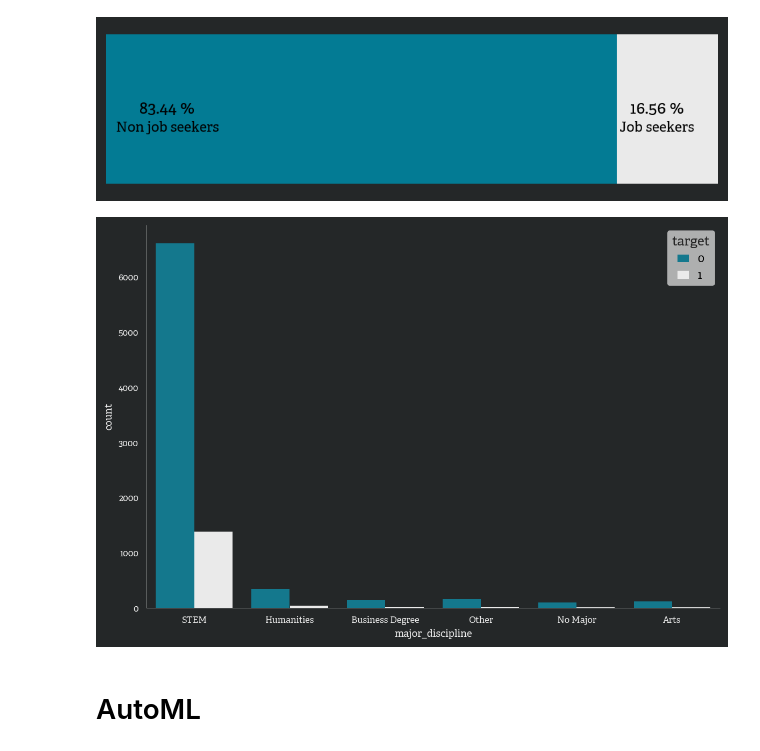
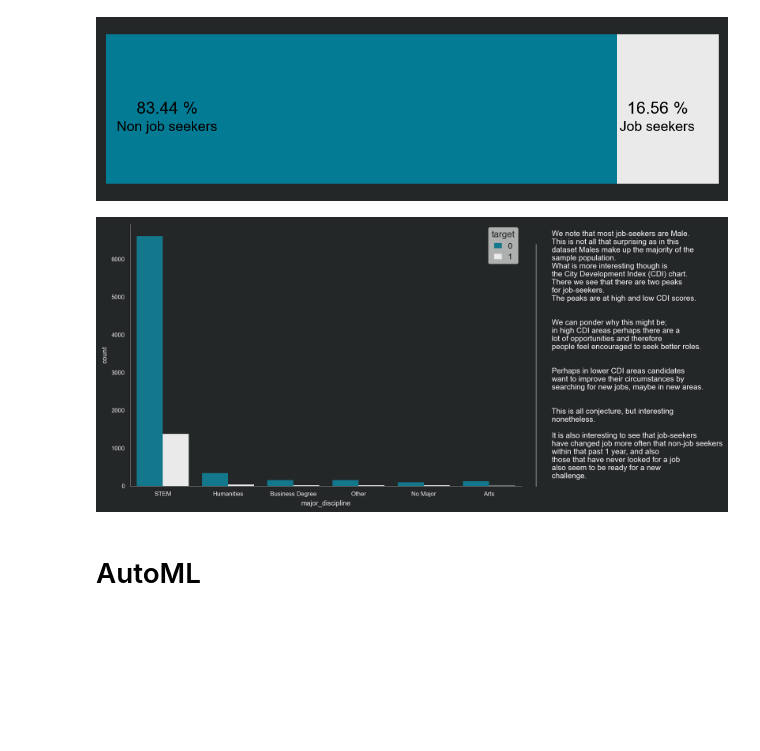
Before and after one commit to carminemnc/notes, a Jupyter notebook: notebooks/hr-analytics.ipynb, the cells around one changed output. Cells and saved outputs as stored; diff of their text form; code cells hidden in the pictures; blank space fills up the shorter version.

```diff
--- a/notebooks/hr-analytics.ipynb
+++ b/notebooks/hr-analytics.ipynb
@@ -6,11 +6,8 @@ from utils import *
 '''Plots settings'''
 L = Leonardo()
 plt.style.use(gstyle + 'dark-theme.mplstyle')
-# font global settings
-font_path = 'Adelle-Regular.ttf'
-font_manager.fontManager.addfont(font_path) # adding it
-plt.rcParams['font.family'] = 'sans-serif'
-plt.rcParams['font.sans-serif'] = font_manager.FontProperties(fname=font_path).get_name()
+# plt.rcParams['font.family'] = 'sans-serif'
+# plt.rcParams['font.sans-serif'] = font_manager.FontProperties(fname=font_path).get_name()
 # %% [markdown]
 # Data overview and background
 # %% [markdown]
@@ -19,7 +16,7 @@ https://www.kaggle.com/datasets/arashnic/hr-analytics-job-change-of-data-scienti
 # %% [markdown]
 # Read data
 # %%
-train = pd.read_csv('./data/hr-analytics/aug_train.csv')
+train = pd.read_csv('../data/hr-analytics/aug_train.csv')
 # %%
 train.shape
 # %% [output]
@@ -68,11 +76,48 @@ array(['15', '20', '13', '7', '5', '16', '11', 0, '18', '19', '12', '10',
 L.binary_ratio_plot(train,'target','Non job seekers','Job seekers',font_color='black')
 # %% [output]
 [figure]
-# %%
-fig, ax = plt.subplots(1,1, dpi=150)
-sns.countplot(train,x='major_discipline',hue='target')
-plt.show()
-# %% [output]
-[figure, removed]
+# %%
+fig, ax = plt.subplots(1,1, dpi=150)
+sns.countplot(train,x='major_discipline',hue='target')
+L.insights_box(fig,
+               text_x=0.95,
+               text_y=0.1,
+               text_color='white',
+               font_weight='normal',
+               text="""
+                    We note that most job-seekers are Male.
+                    This is not all that surprising as in this
+                    dataset Males make up the majority of the
+                    sample population.
+                    What is more interesting though is
+                    the City Development Index (CDI) chart.
+                    There we see that there are two peaks
+                    for job-seekers.
+                    The peaks are at high and low CDI scores.
+
+
+                    We can ponder why this might be;
+                    in high CDI areas perhaps there are a
+                    lot of opportunities and therefore
+                    people feel encouraged to seek better roles.
+
+
+                    Perhaps in lower CDI areas candidates
+                    want to improve their circumstances by
+                    searching for new jobs, maybe in new areas.
+
+
+                    This is all conjecture, but interesting
+                    nonetheless.
+
+                    It is also interesting to see that job-seekers
+                    have changed job more often that non-job seekers
+                    within that past 1 year, and also
+                    those that have never looked for a job
+                    also seem to be ready for a new
+                    challenge.
+                    """)
+# %% [output]
+[figure, added]
 # %% [markdown]
 # AutoML
```
Also changed, not shown: parts of 2 cells of this notebook, 22 other files.
